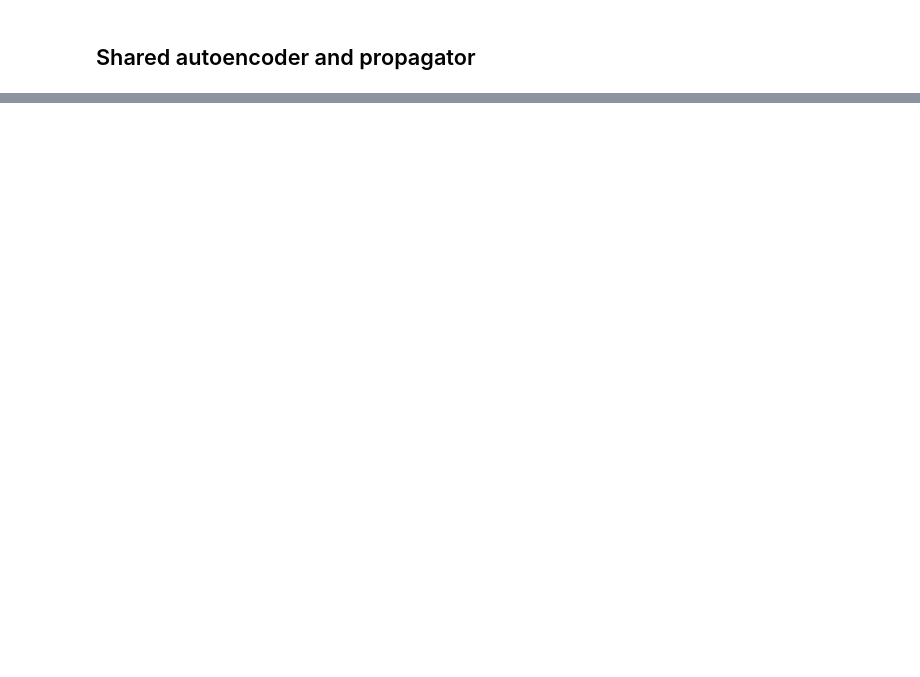
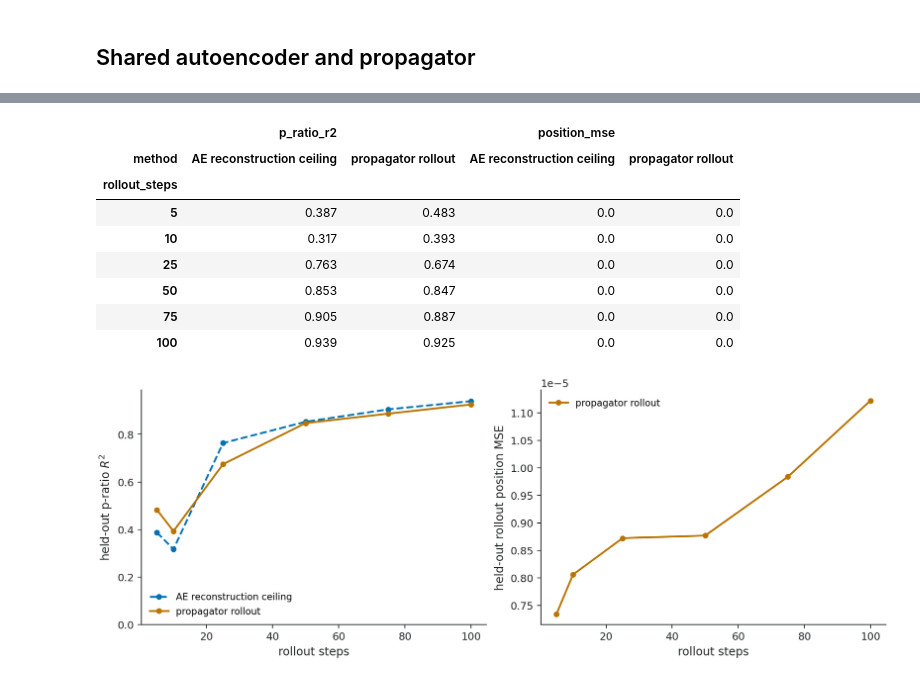
Before and after one commit to alex-zhilkin/DL-course-project, a Jupyter notebook: notebooks/latent_space/06b_mixed_dataset_shared_latent_rollout.ipynb, the cells around one changed output, grey strips where cells are left out. Cells and saved outputs as stored; diff of their text form; code cells hidden in the pictures; blank space fills up the shorter version.

```diff
--- a/notebooks/latent_space/06b_mixed_dataset_shared_latent_rollout.ipynb
+++ b/notebooks/latent_space/06b_mixed_dataset_shared_latent_rollout.ipynb
@@ -654,0 +130,41 @@ Held-out shared rollout at frame 150.
+# %%
+def pooled_horizon_metrics(rows, method):
+    records = []
+    for steps, group in rows.query("split == 'test'").groupby('rollout_steps', sort=True):
+        valid = group.dropna(subset=['true_p_ratio', 'pred_p_ratio'])
+        records.append({
+            'method': method, 'rollout_steps': int(steps),
+            'p_ratio_r2': r2_score(valid.true_p_ratio, valid.pred_p_ratio) if len(valid) > 1 else np.nan,
+            'position_mse': group.final_pos_mse.mean(),
+        })
+    return records
+
+horizon_metrics = pd.DataFrame([
+    *pooled_horizon_metrics(result['ae_reconstruction_rows'], 'AE reconstruction ceiling'),
+    *pooled_horizon_metrics(result['rollout_rows'], 'propagator rollout'),
+])
+display(horizon_metrics.pivot(index='rollout_steps', columns='method', values=['p_ratio_r2', 'position_mse']).round(3))
+
+fig, axes = plt.subplots(1, 2, figsize=(10.6, 3.8), constrained_layout=True)
+for method, linestyle in [('AE reconstruction ceiling', '--'), ('propagator rollout', '-')]:
+    curve = horizon_metrics.query('method == @method').sort_values('rollout_steps')
+    axes[0].plot(curve.rollout_steps, curve.p_ratio_r2, marker='o', markersize=4.5, lw=1.8,
+                 ls=linestyle, color=PAPER_COLORS['blue'] if method.startswith('AE') else PAPER_COLORS['orange'], label=method)
+rollout_curve = horizon_metrics.query("method == 'propagator rollout'").sort_values('rollout_steps')
+axes[1].plot(rollout_curve.rollout_steps, rollout_curve.position_mse, marker='o', markersize=4.5, lw=1.8, color=PAPER_COLORS['orange'], label='propagator rollout')
+axes[0].axhline(0, color=PAPER_COLORS['slate'], lw=.8)
+axes[0].set_ylim(bottom=0)
+style_axes(axes[0], xlabel='rollout steps', ylabel='held-out p-ratio $R^2$', legend=True)
+style_axes(axes[1], xlabel='rollout steps', ylabel='held-out rollout position MSE', legend=True)
+plt.show()
+# %% [output]
+|  | p_ratio_r2 |  | position_mse |  |
+| method | AE reconstruction ceiling | propagator rollout | AE reconstruction ceiling | propagator rollout |
+| rollout_steps |  |  |  |  |
+| 5 | 0.387 | 0.483 | 0.0 | 0.0 |
+| 10 | 0.317 | 0.393 | 0.0 | 0.0 |
+| 25 | 0.763 | 0.674 | 0.0 | 0.0 |
+| 50 | 0.853 | 0.847 | 0.0 | 0.0 |
+| 75 | 0.905 | 0.887 | 0.0 | 0.0 |
+| 100 | 0.939 | 0.925 | 0.0 | 0.0 |
+[figure, added]
```
Also changed, not shown: parts of 13 cells of this notebook, 53 other files.
